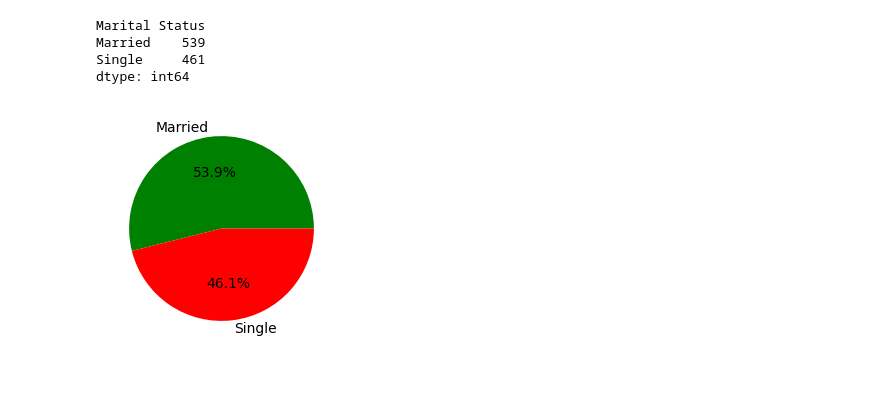
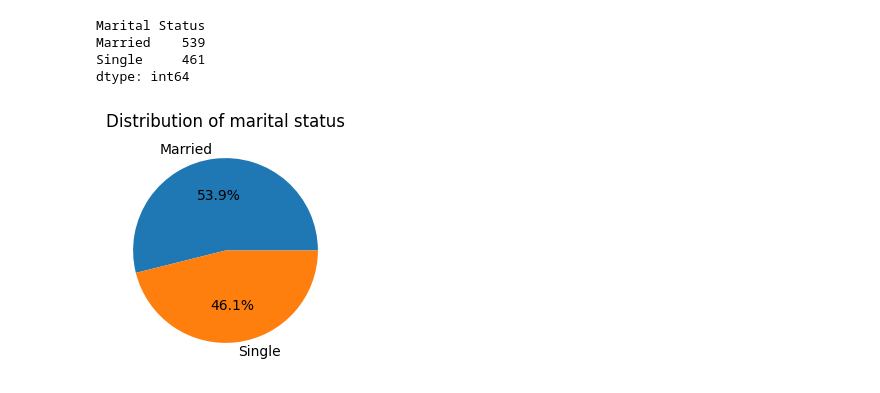
Before and after one commit to abhisunny2610/Data-Science, a Jupyter notebook: Visualization/Bike Buyers Anlys.ipynb, the cells around one changed output. Drawn from its saved outputs; the diff is of its cells as text; code cells hidden in the pictures.

Commit message:
Bike Buyer Visualization

```diff
--- a/Visualization/Bike Buyers Anlys.ipynb
+++ b/Visualization/Bike Buyers Anlys.ipynb
@@ -110,7 +110,8 @@ dtype: int64
 # %%
 fig, axes = plt.subplots(figsize=(3,3))
 
-axes.pie(marital_group, labels=marital_group.index, autopct='%1.1f%%', colors=["light", "red"])
+axes.pie(marital_group, labels=marital_group.index, autopct='%1.1f%%')
+axes.set_title("Distribution of marital status")
 plt.show()
 # %% [output]
-[figure, old version]
+[figure, new version]
```
Also changed, not shown: parts of 3 cells of this notebook.
